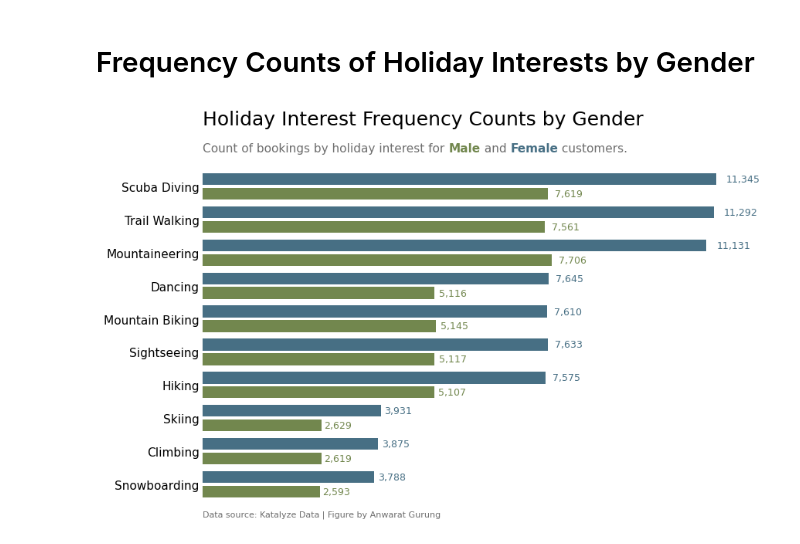
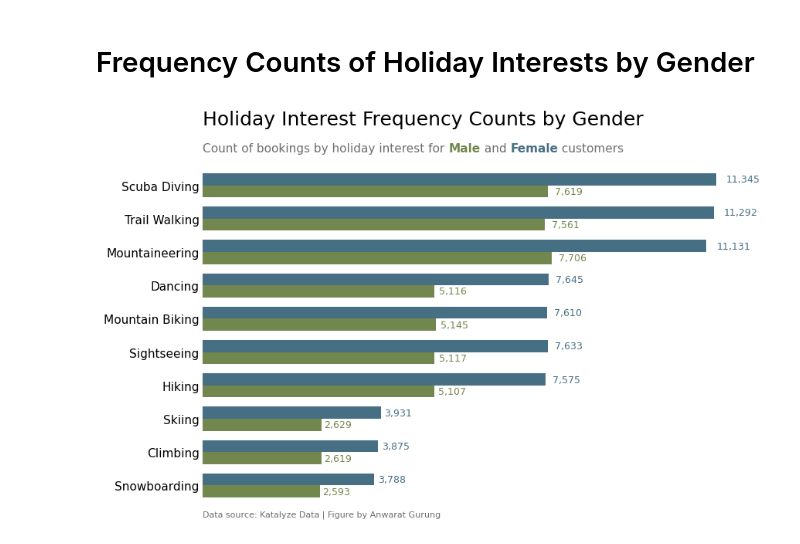
Before and after one commit to anw-g01/sas-business-analytics, a Jupyter notebook: python/notebooks/holiday_interest_counts_by_gender.ipynb, the cells around one changed output. Cells and saved outputs as stored; diff of their text form; code cells hidden in the pictures.

```diff
--- a/python/notebooks/holiday_interest_counts_by_gender.ipynb
+++ b/python/notebooks/holiday_interest_counts_by_gender.ipynb
@@ -46,7 +46,7 @@ df = (
     )
 
     # sort by total interest (descending)
-    .assign(total=lambda x: x["Female"] + x["Male"])
+    .assign(total=lambda x: x.sum(axis=1, numeric_only=True))   # calculate totals across each row
     .sort_values("total", ascending=False)
 
     # remove resulting gender index column
@@ -94,7 +94,7 @@ ax.set_xticks([])
 # layout parameters
 group_spacing = 1.25
 bar_height = 0.45
-gap = 0.1
+gap = 0
 
 # base y positions for each holiday interest
 y_pos = np.arange(df.shape[0]) * group_spacing
@@ -155,32 +155,32 @@ fig.text(
     s=f"Holiday Interest Frequency Counts by Gender",
     size=18,
 )
 
 # chart subtitle
 fig_text(
     x=x_value, y=y_value * 0.96,
-    s="Count of bookings by holiday interest for <Male> and <Female> customers.",
+    s="Count of bookings by holiday interest for <Male> and <Female> customers",
     highlight_textprops=[
         {"color": male_colour, "weight": "bold"},
         {"color": female_colour, "weight": "bold"},
     ],
     fontsize=11,
     color="#6e6e6e"
 )
 
 # chart caption
 fig.text(
     x_value,
     0.1,
     "Data source: Katalyze Data | Figure by Anwarat Gurung",
     ha="left",
     va="bottom",
     fontsize=8,
     color="#6e6e6e",
 )
 
 plt.savefig("../images/holiday_interest_counts_by_gender.png", dpi=200, bbox_inches="tight")
 
 plt.show()
 # %% [output]
-[figure, old version]
+[figure, new version]
```
Also changed, not shown: 6 other files.
